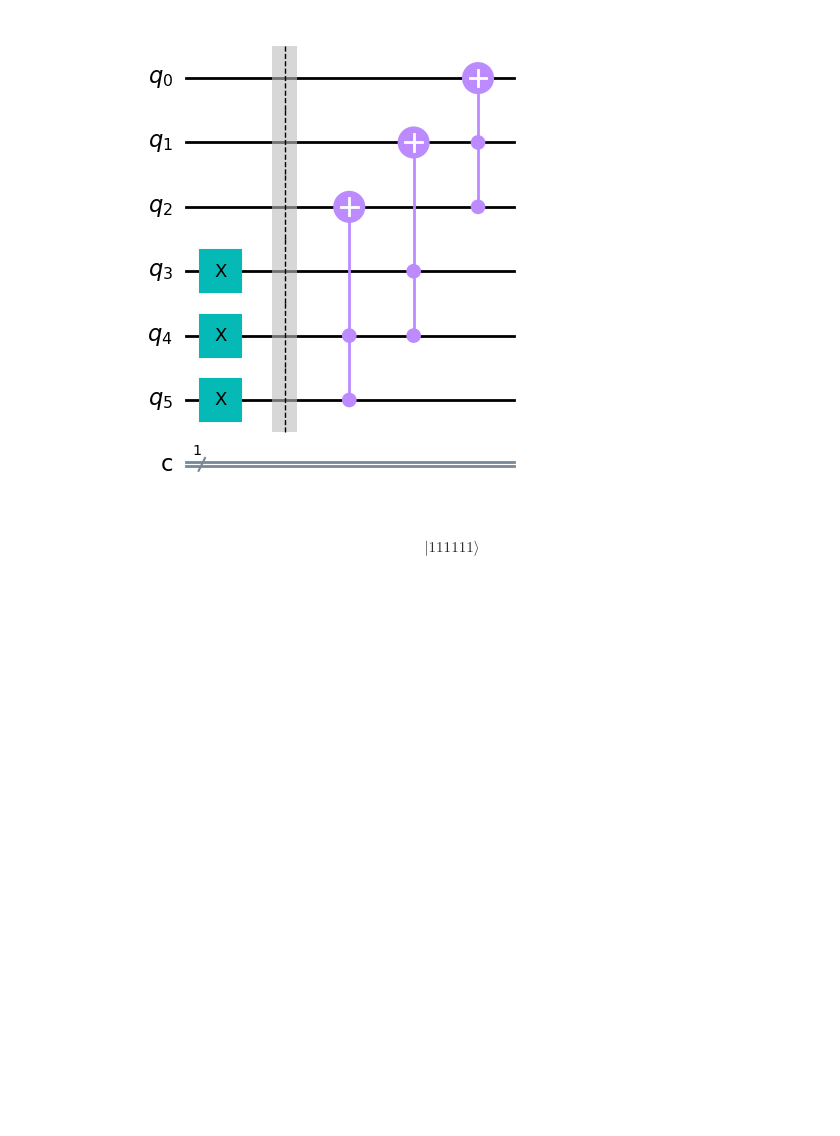
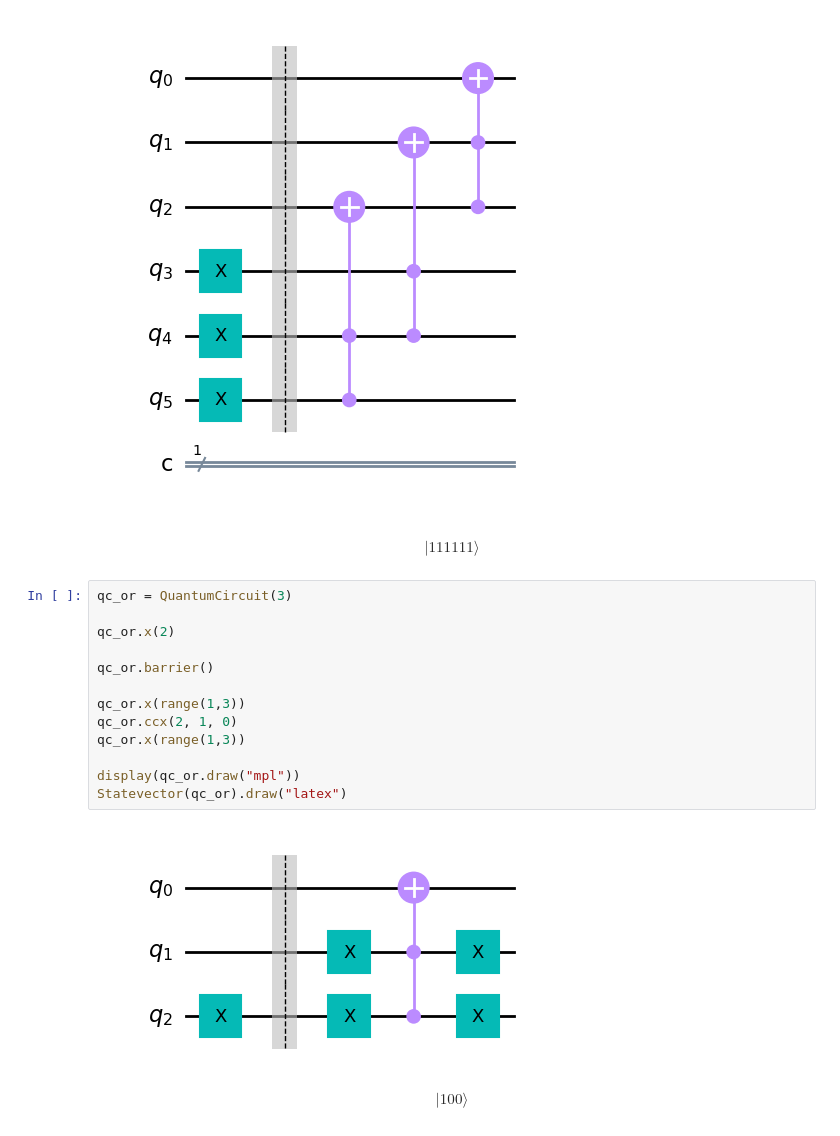
Before and after one commit to Dpbm/quantum, a Jupyter notebook: qiskit/papers-please.ipynb, the cells around one changed output. Saved outputs shown, nothing was run; the diff lists cells and outputs as text; blank space fills up the shorter version.

```diff
--- a/qiskit/papers-please.ipynb
+++ b/qiskit/papers-please.ipynb
@@ -87,3 +53,19 @@ Statevector(qc_test).draw("latex")
 # %% [output]
 [figure]
 $$ |111111\rangle$$
+# %%
+qc_or = QuantumCircuit(3)
+
+qc_or.x(2)
+
+qc_or.barrier()
+
+qc_or.x(range(1,3))
+qc_or.ccx(2, 1, 0)
+qc_or.x(range(1,3))
+
+display(qc_or.draw("mpl"))
+Statevector(qc_or).draw("latex")
+# %% [output]
+[figure, added]
+$$ |100\rangle$$
```
Also changed, not shown: parts of 2 cells of this notebook.
